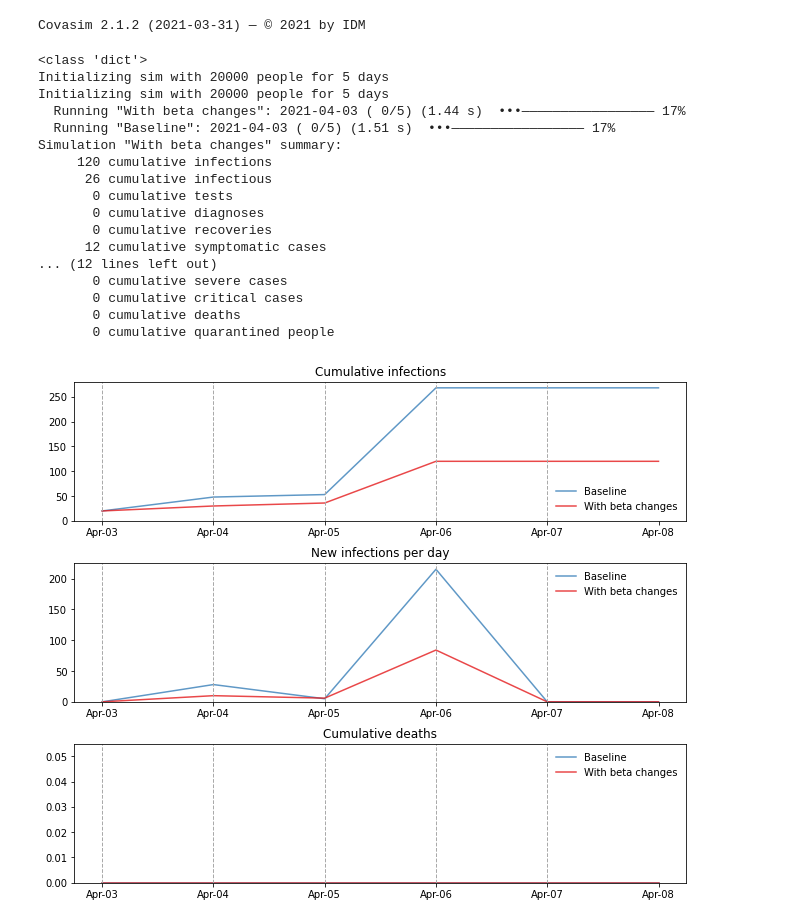
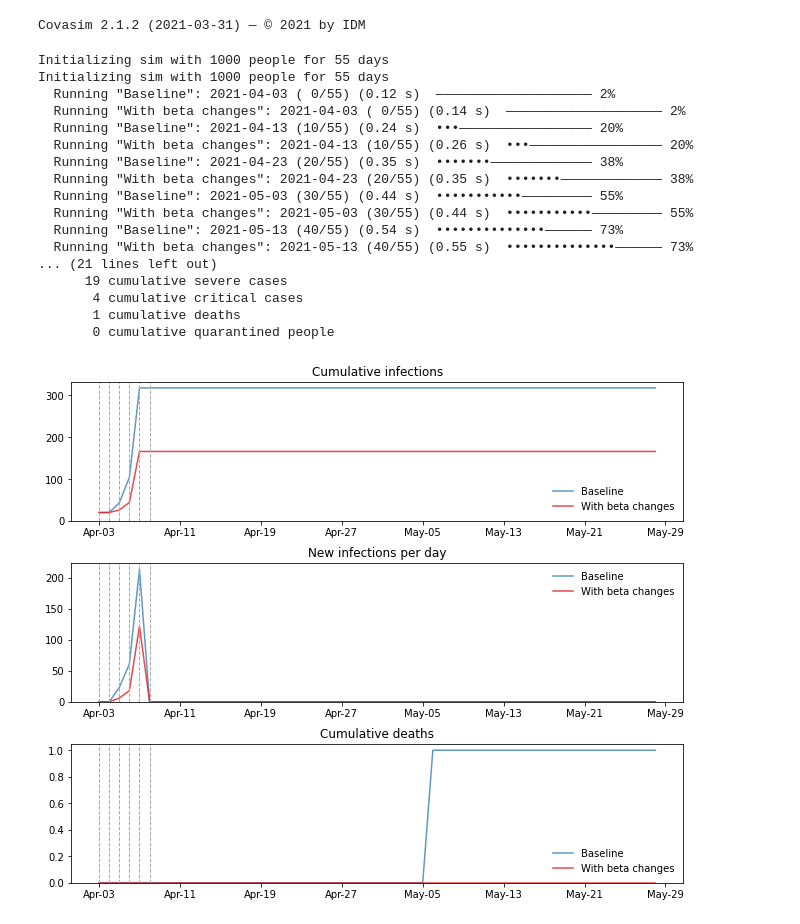
Before and after one commit to JoviaNierenberg/COVID-Event-Safety-Modeling, a Jupyter notebook: main.ipynb, the cells around one changed output. Cells and saved outputs as stored; diff of their text form; code cells hidden in the pictures.

```diff
--- a/main.ipynb
+++ b/main.ipynb
@@ -14,49 +14,50 @@ def format_day(date):
 # %%
 # Adjust model params here
 event_length = 5
 baseline_beta = 6
 mitigation_beta = 1.2
+pop = 1000
+# For time to death, should we just make it kill immediately by adjusting exp2inf and crit2die?
 
 # Get start and end date of event, starting today
 d1 = format_day(today)
-d2 = format_day(today + timedelta(days = event_length))
+d2 = format_day(today + timedelta(days = event_length + 50))
 
 pars = dict(
     start_day = d1,
     end_day   = d2,
     pop_type  = 'hybrid',
+    pop_size = pop
 )
-test = dict
-print(test)
 
 # Baseline event transmissibility
-event = cv.dynamic_pars(beta=dict(days=list(range(event_length)), vals=[baseline_beta]*(event_length-1) + [0]))
+event = cv.dynamic_pars(beta=dict(days=list(range(event_length+1)), vals=[baseline_beta]*(event_length) + [0]))
 orig_sim = cv.Sim(pars, interventions=event, label='Baseline')
 
 # Mitigation event transmissibility
-event_mitigate = cv.dynamic_pars(beta=dict(days=list(range(event_length)), vals=[mitigation_beta]*(event_length-1) + [0]))
+event_mitigate = cv.dynamic_pars(beta=dict(days=list(range(event_length+1)), vals=[mitigation_beta]*(event_length) + [0]))
 sim = cv.Sim(pars, interventions=event_mitigate, label='With beta changes')
 
 # Run and plot
 msim = cv.MultiSim([orig_sim, sim])
 msim.run()
 msim.plot()
 # %% [output]
-<class 'dict'>
-Initializing sim with 20000 people for 5 days
-Initializing sim with 20000 people for 5 days
-  Running "With beta changes": 2021-04-03 ( 0/5) (1.44 s)  •••————————————————— 17%
-  Running "Baseline": 2021-04-03 ( 0/5) (1.51 s)  •••————————————————— 17%
-Simulation "With beta changes" summary:
-     120 cumulative infections
-      26 cumulative infectious
-       0 cumulative tests
-       0 cumulative diagnoses
-       0 cumulative recoveries
-      12 cumulative symptomatic cases
-... (12 lines left out)
-       0 cumulative severe cases
-       0 cumulative critical cases
-       0 cumulative deaths
+Initializing sim with 1000 people for 55 days
+Initializing sim with 1000 people for 55 days
+  Running "Baseline": 2021-04-03 ( 0/55) (0.12 s)  ———————————————————— 2%
+  Running "With beta changes": 2021-04-03 ( 0/55) (0.14 s)  ———————————————————— 2%
+  Running "Baseline": 2021-04-13 (10/55) (0.24 s)  •••————————————————— 20%
+  Running "With beta changes": 2021-04-13 (10/55) (0.26 s)  •••————————————————— 20%
+  Running "Baseline": 2021-04-23 (20/55) (0.35 s)  •••••••————————————— 38%
+  Running "With beta changes": 2021-04-23 (20/55) (0.35 s)  •••••••————————————— 38%
+  Running "Baseline": 2021-05-03 (30/55) (0.44 s)  •••••••••••————————— 55%
+  Running "With beta changes": 2021-05-03 (30/55) (0.44 s)  •••••••••••————————— 55%
+  Running "Baseline": 2021-05-13 (40/55) (0.54 s)  ••••••••••••••—————— 73%
+  Running "With beta changes": 2021-05-13 (40/55) (0.55 s)  ••••••••••••••—————— 73%
+... (21 lines left out)
+      19 cumulative severe cases
+       4 cumulative critical cases
+       1 cumulative deaths
        0 cumulative quarantined people
-[figure, old version]
+[figure, new version]
```
Also changed, not shown: parts of 1 cell of this notebook.
